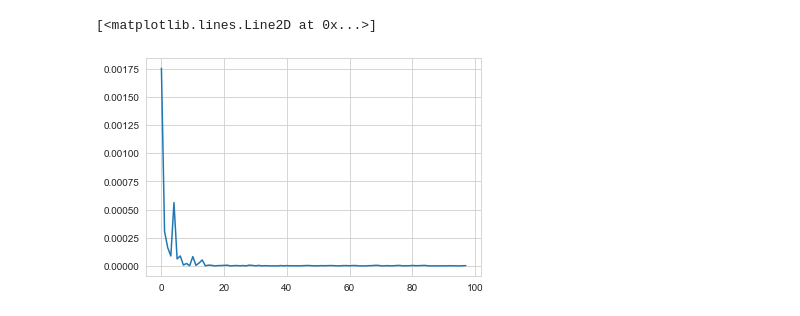
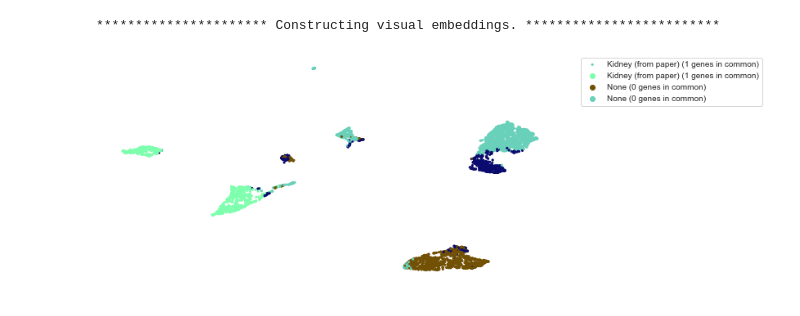
Before and after one commit to ferrocactus/cellar, a Jupyter notebook: notebooks/main.ipynb, the cells around one changed output. Cells and saved outputs as stored; diff of their text form; code cells hidden in the pictures.

```diff
--- a/notebooks/main.ipynb
+++ b/notebooks/main.ipynb
@@ -40,5 +29,5 @@ from utils.utils_derivative import get_curvature, get_first_derivatives, get_sec
-# %%
-plt.plot(get_curvature(1, v[1]))
-# %% [output]
-[<matplotlib.lines.Line2D at 0x...>]
-[figure, removed]
+# %%
+w.plot('2d')
+# %% [output]
+********************** Constructing visual embeddings. *************************
+[figure, added]
```
Also changed, not shown: parts of 4 cells of this notebook, 6 other files.
